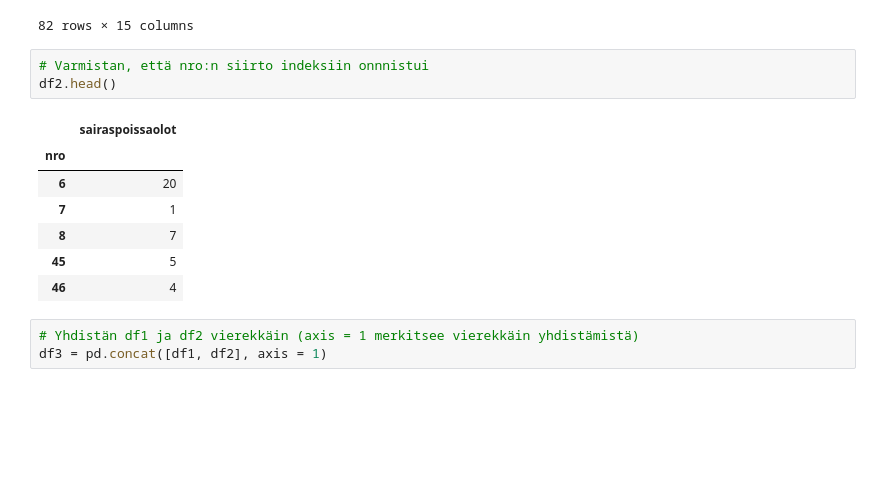
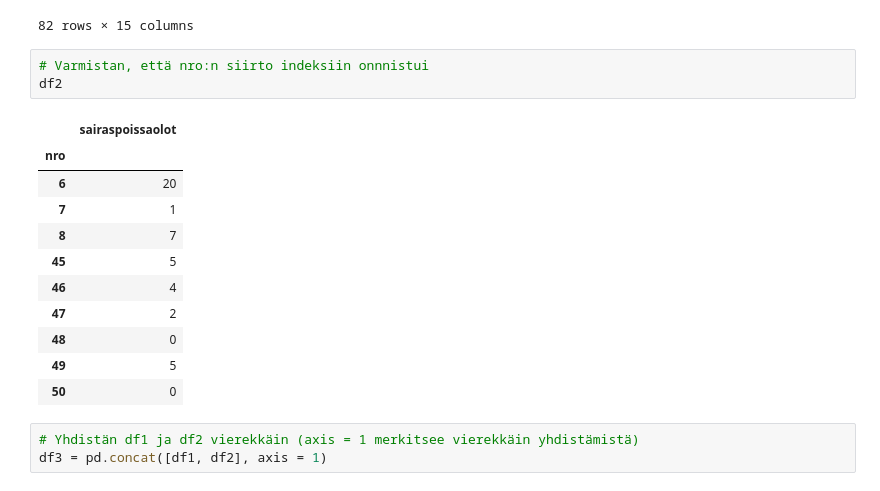
Before and after one commit to taanila/data, a Jupyter notebook: yhdista.ipynb, the cells around one changed output. Cells and saved outputs as stored; diff of their text form; blank space fills up the shorter version.

```diff
--- a/yhdista.ipynb
+++ b/yhdista.ipynb
@@ -73,15 +74,19 @@ df1
 82 rows × 15 columns
 # %%
 # Varmistan, että nro:n siirto indeksiin onnnistui
-df2.head()
+df2
 # %% [output]
 |  | sairaspoissaolot |
 | nro |  |
 | 6 | 20 |
 | 7 | 1 |
 | 8 | 7 |
 | 45 | 5 |
 | 46 | 4 |
+| 47 | 2 |
+| 48 | 0 |
+| 49 | 5 |
+| 50 | 0 |
 # %%
 # Yhdistän df1 ja df2 vierekkäin (axis = 1 merkitsee vierekkäin yhdistämistä)
 df3 = pd.concat([df1, df2], axis = 1)
```
Also changed, not shown: parts of 4 cells of this notebook.
